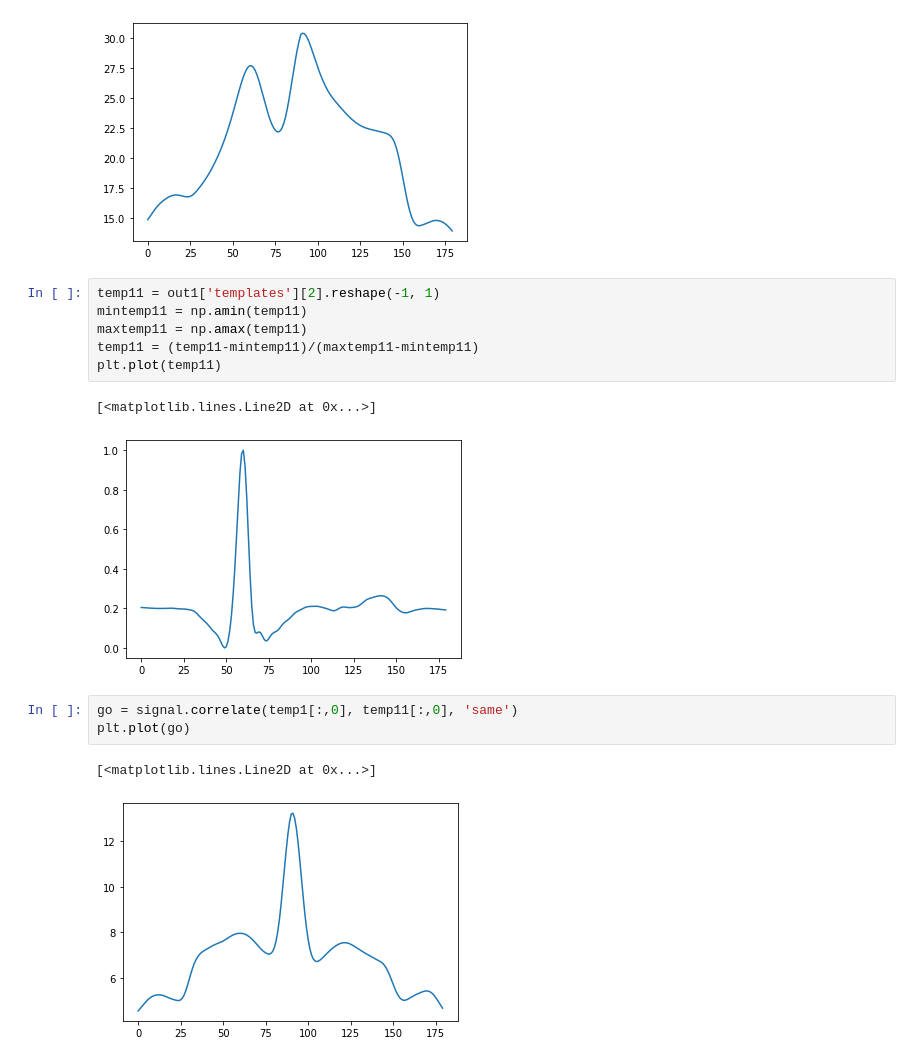
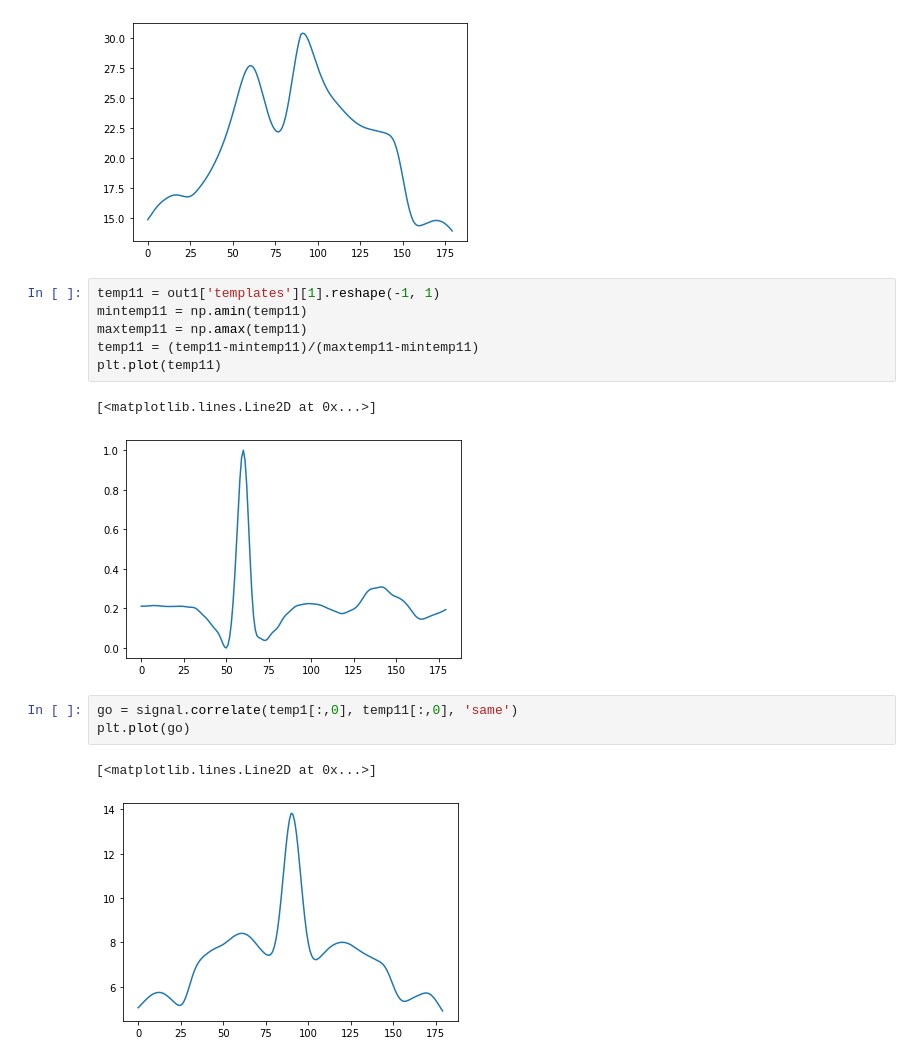
Before and after one commit to abbasloo/dnnHealth, a Jupyter notebook: AF/dump/test.ipynb, the cells around one changed output. Cells and saved outputs as stored; diff of their text form.

```diff
--- a/AF/dump/test.ipynb
+++ b/AF/dump/test.ipynb
@@ -75,17 +75,17 @@ plt.plot(go)
 [<matplotlib.lines.Line2D at 0x...>]
 [figure]
 # %%
-temp11 = out1['templates'][2].reshape(-1, 1)
+temp11 = out1['templates'][1].reshape(-1, 1)
 mintemp11 = np.amin(temp11)
 maxtemp11 = np.amax(temp11)
 temp11 = (temp11-mintemp11)/(maxtemp11-mintemp11)
 plt.plot(temp11)
 # %% [output]
 [<matplotlib.lines.Line2D at 0x...>]
-[figure, old version]
+[figure, new version]
 # %%
 go = signal.correlate(temp1[:,0], temp11[:,0], 'same')
 plt.plot(go)
 # %% [output]
 [<matplotlib.lines.Line2D at 0x...>]
-[figure, old version]
+[figure, new version]
```
Also changed, not shown: parts of 2 cells of this notebook.
